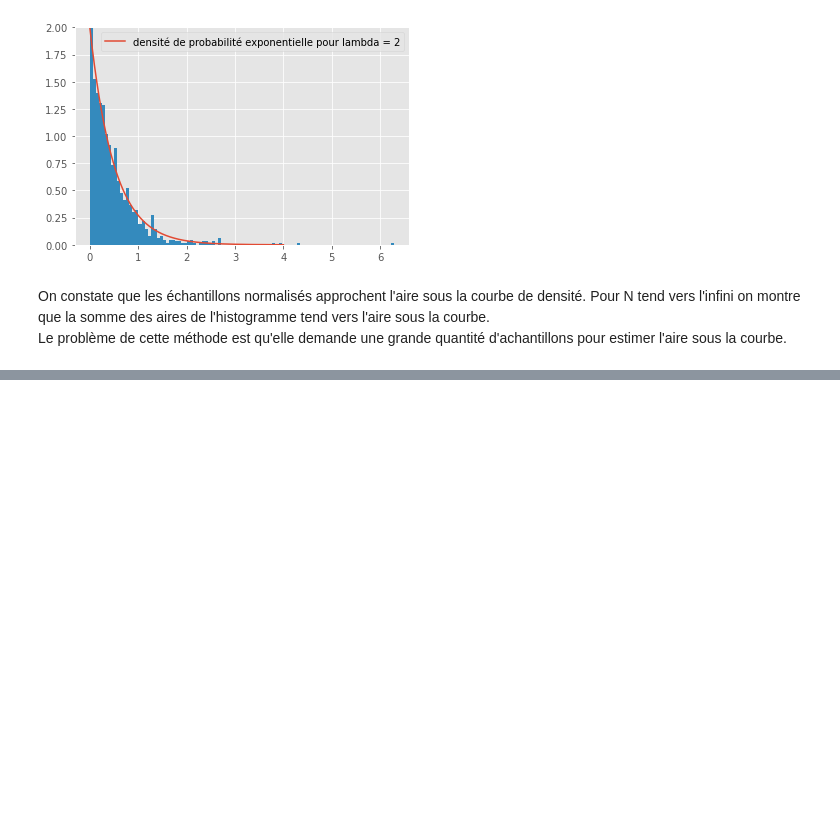
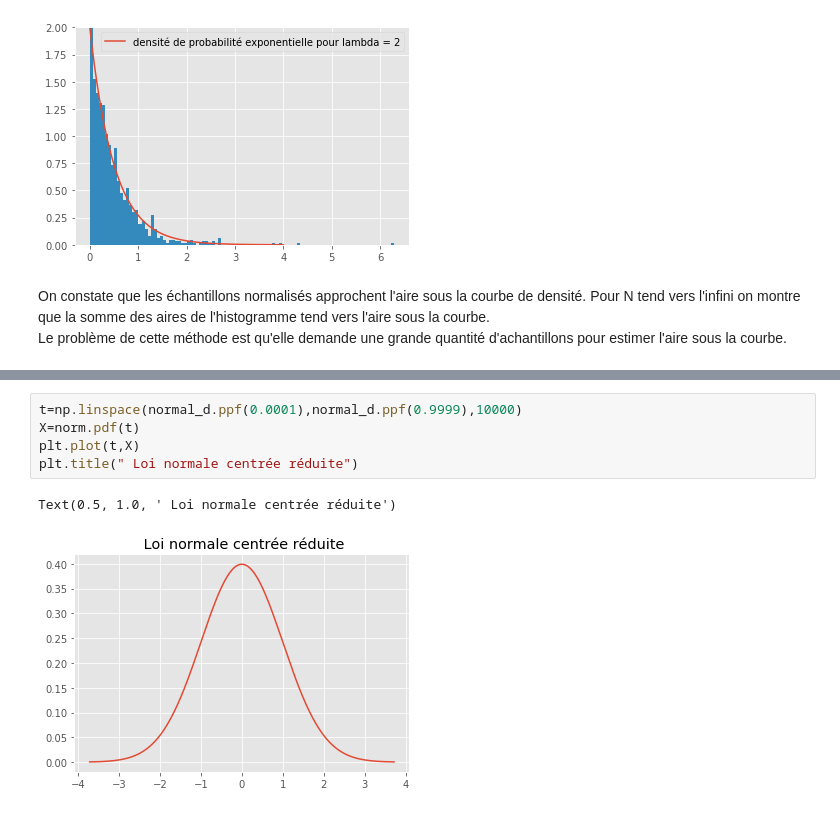
Before and after one commit to VictorNiaussat/EstimationAdvanced, a Jupyter notebook: TP MonteCarlo MCMC/Niaussat_Cilleros.ipynb, the cells around one changed output, grey strips where cells are left out. Drawn from its saved outputs; the diff is of its cells as text; blank space fills up the shorter version.

```diff
--- a/TP MonteCarlo MCMC/Niaussat_Cilleros.ipynb
+++ b/TP MonteCarlo MCMC/Niaussat_Cilleros.ipynb
@@ -50,0 +77,8 @@ Le problème de cette méthode est qu'elle demande une grande quantité d'achant
+# %%
+t=np.linspace(normal_d.ppf(0.0001),normal_d.ppf(0.9999),10000)
+X=norm.pdf(t)
+plt.plot(t,X)
+plt.title(" Loi normale centrée réduite")
+# %% [output]
+Text(0.5, 1.0, ' Loi normale centrée réduite')
+[figure, added]
```
Also changed, not shown: parts of 13 cells of this notebook.
